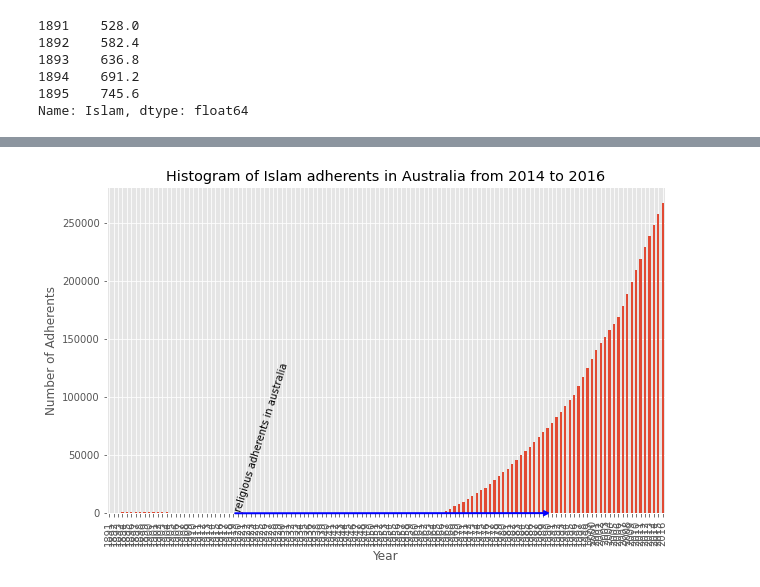
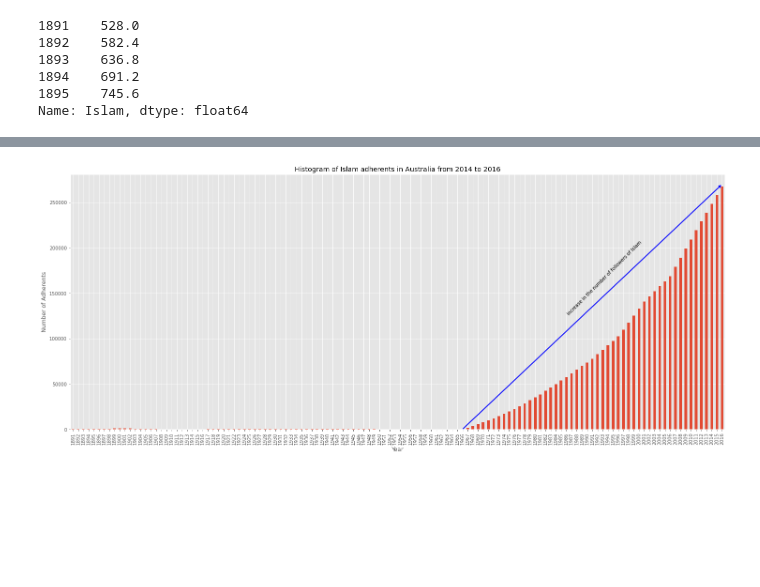
Before and after one commit to TsaniAflah/Agama-di-Australia, a Jupyter notebook: TUGAS_2.ipynb, the cells around one changed output, grey strips where cells are left out. Saved outputs shown, nothing was run; the diff lists cells and outputs as text; code cells hidden in the pictures; blank space fills up the shorter version.

```diff
--- a/TUGAS_2.ipynb
+++ b/TUGAS_2.ipynb
@@ -405,26 +404,26 @@ plt.show()
 # %%
-df_islam.plot(kind='bar', figsize=(10, 6), rot=90)
+df_islam.plot(kind='bar', figsize=(25, 10), rot=90)
 
 plt.xlabel('Year')
 plt.ylabel('Number of Adherents')
 plt.title('Histogram of Islam adherents in Australia from 2014 to 2016')
 
 # Annotate arrow
-plt.annotate('',  # s: str. will leave it blank for no text
-             xy=(100, 150),  # place head of the arrow at point (year 2012 , pop 70)
-             xytext=(28, 20),  # place base of the arrow at point (year 2008 , pop 20)
-             xycoords='data',  # will use the coordinate system of the object being annotated
+plt.annotate('',
+             xy=(125,270000),
+             xytext=(75,125),
+             xycoords='data',
              arrowprops=dict(arrowstyle='->', connectionstyle='arc3', color='blue', lw=2)
              )
 
 # Annotate Text
-plt.annotate('religious adherents in australia',  # text to display
-             xy=(28, 30),  # start the text at at point (year 2008 , pop 30)
-             rotation=72.5,  # based on trial and error to match the arrow
-             va='bottom',  # want the text to be vertically 'bottom' aligned
-             ha='left',  # want the text to be horizontally 'left' algned.
+plt.annotate('increase in the number of followers of Islam',
+             xy=(95, 125000),
+             rotation=45,
+             va='bottom',
+             ha='left',
              )
 
 plt.show()
 # %% [output]
-[figure, old version]
+[figure, new version]
```
Also changed, not shown: parts of 3 cells of this notebook.
